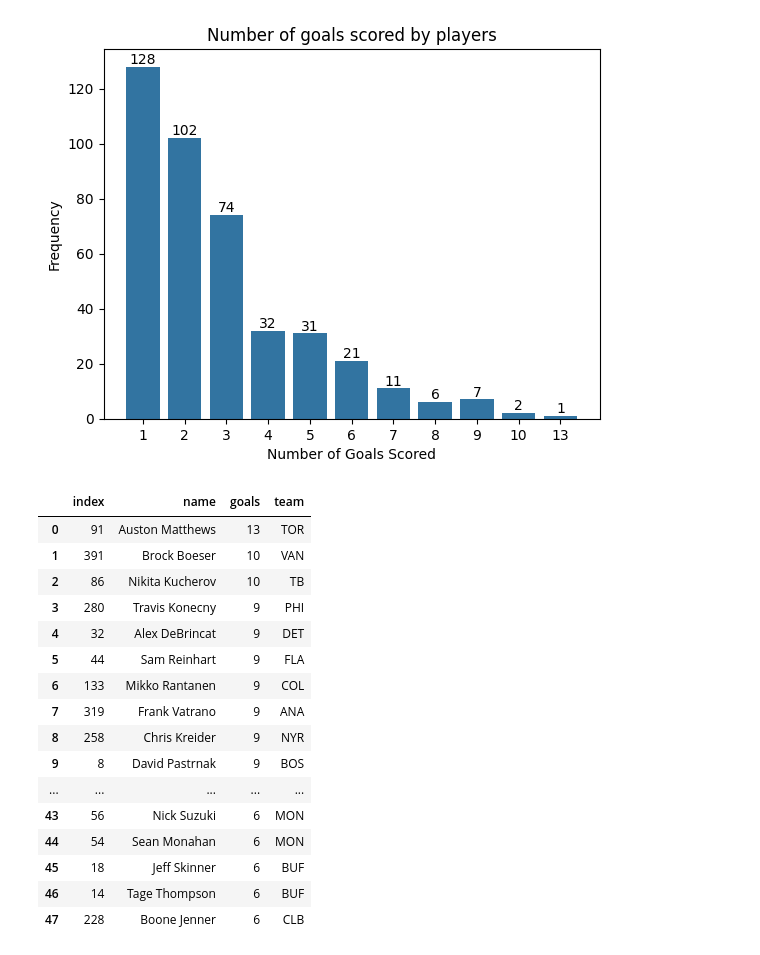
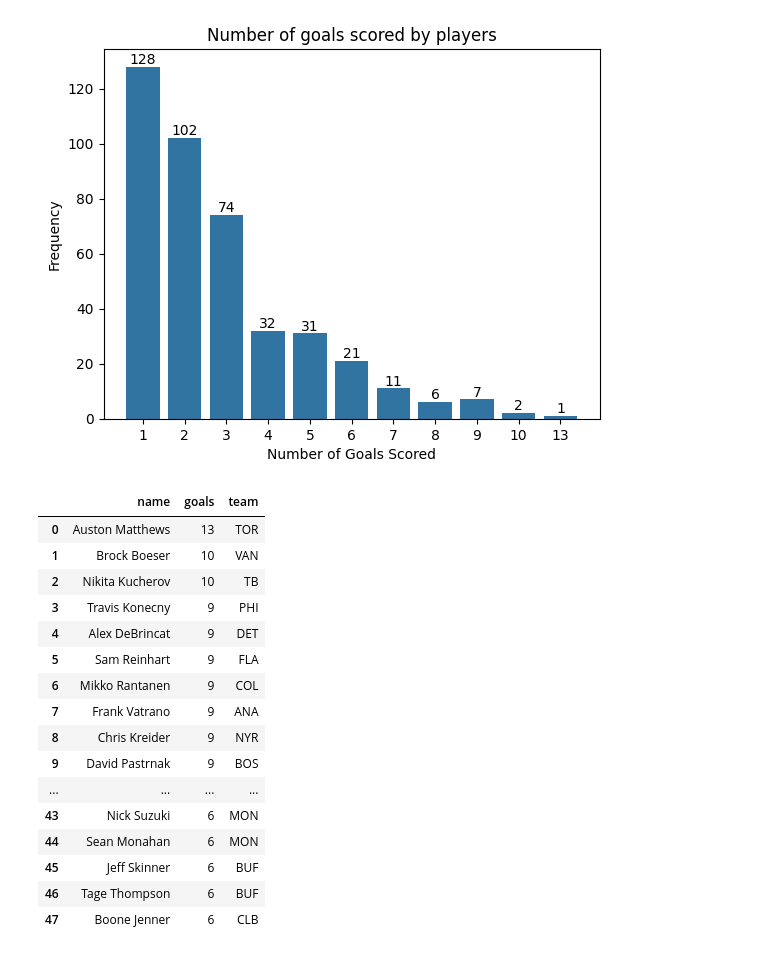
Before and after one commit to Pogo86/nhl, a Jupyter notebook: playerAnalysis.ipynb, the cells around one changed output. Drawn from its saved outputs; the diff is of its cells as text; code cells hidden in the pictures.

```diff
--- a/playerAnalysis.ipynb
+++ b/playerAnalysis.ipynb
@@ -32,15 +33,15 @@ with open('20231010-20231108_goals.csv') as csv_file:
     for row in csv_reader:
         name = row[5]
         for player in playerDict:
-            fullName = playerDict[player].fullName()
-            if name == fullName:
-                playerDict[player].addGoal()
+            get_fullName = playerDict[player].get_fullName()
+            if name == get_fullName:
+                playerDict[player].set_goal()
 # %%
 goalArray = []
 for player in playerDict:
-    if playerDict[player].getGoals() > 0:
+    if playerDict[player].get_goals() > 0:
         p = playerDict[player]
-        goalArray.append((p.fullName(), p.getGoals(), p.getTeam()))
+        goalArray.append((p.get_fullName(), p.get_goals(), p.get_team()))
 # %%
 df = pd.DataFrame(goalArray)
 df = df.rename(columns={0:'name',1:'goals',2:'team'})
@@ -57,24 +58,25 @@ ax.plot()
 # %%
 high = df.loc[df['goals']>=6]
 high = high.sort_values(by='goals', ascending=False)
-high.reset_index()
+high = high.reset_index(drop=True)
+high
 # %% [output]
-|  | index | name | goals | team |
-| 0 | 91 | Auston Matthews | 13 | TOR |
-| 1 | 391 | Brock Boeser | 10 | VAN |
-| 2 | 86 | Nikita Kucherov | 10 | TB |
-| 3 | 280 | Travis Konecny | 9 | PHI |
-| 4 | 32 | Alex DeBrincat | 9 | DET |
-| 5 | 44 | Sam Reinhart | 9 | FLA |
-| 6 | 133 | Mikko Rantanen | 9 | COL |
-| 7 | 319 | Frank Vatrano | 9 | ANA |
-| 8 | 258 | Chris Kreider | 9 | NYR |
-| 9 | 8 | David Pastrnak | 9 | BOS |
-| ... | ... | ... | ... | ... |
-| 43 | 56 | Nick Suzuki | 6 | MON |
-| 44 | 54 | Sean Monahan | 6 | MON |
-| 45 | 18 | Jeff Skinner | 6 | BUF |
-| 46 | 14 | Tage Thompson | 6 | BUF |
-| 47 | 228 | Boone Jenner | 6 | CLB |
+|  | name | goals | team |
+| 0 | Auston Matthews | 13 | TOR |
+| 1 | Brock Boeser | 10 | VAN |
+| 2 | Nikita Kucherov | 10 | TB |
+| 3 | Travis Konecny | 9 | PHI |
+| 4 | Alex DeBrincat | 9 | DET |
+| 5 | Sam Reinhart | 9 | FLA |
+| 6 | Mikko Rantanen | 9 | COL |
+| 7 | Frank Vatrano | 9 | ANA |
+| 8 | Chris Kreider | 9 | NYR |
+| 9 | David Pastrnak | 9 | BOS |
+| ... | ... | ... | ... |
+| 43 | Nick Suzuki | 6 | MON |
+| 44 | Sean Monahan | 6 | MON |
+| 45 | Jeff Skinner | 6 | BUF |
+| 46 | Tage Thompson | 6 | BUF |
+| 47 | Boone Jenner | 6 | CLB |
 # %%
 for goal in goalArray:
```
Also changed, not shown: parts of 6 cells of this notebook, 7 other files.
